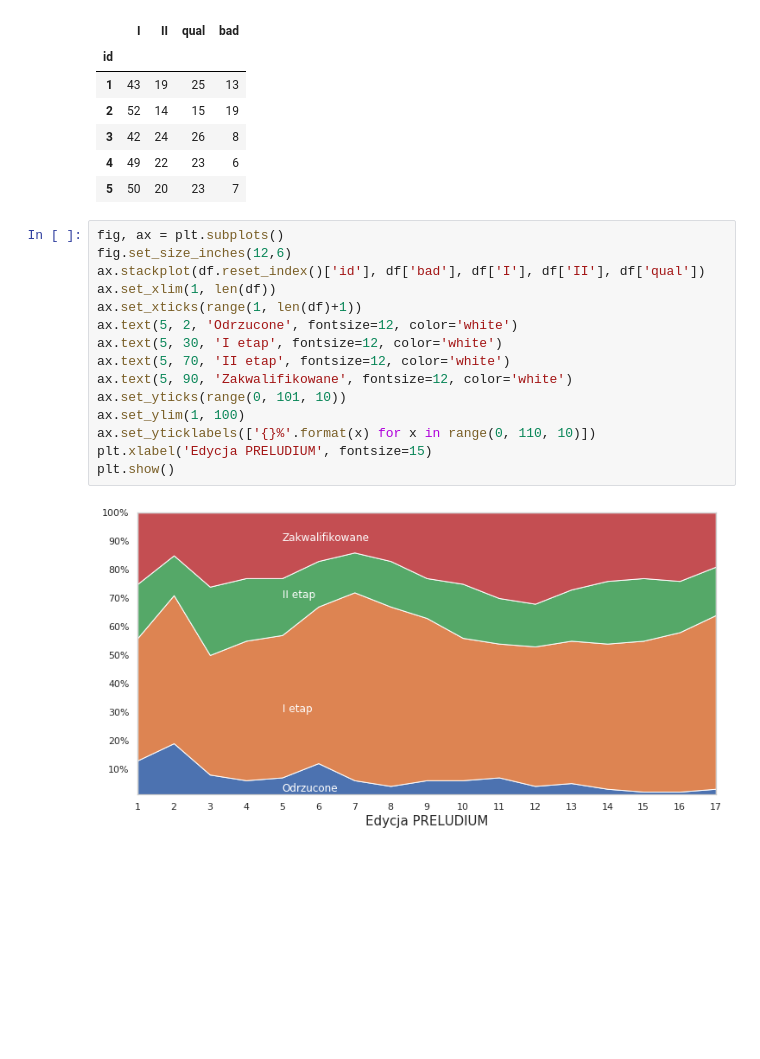
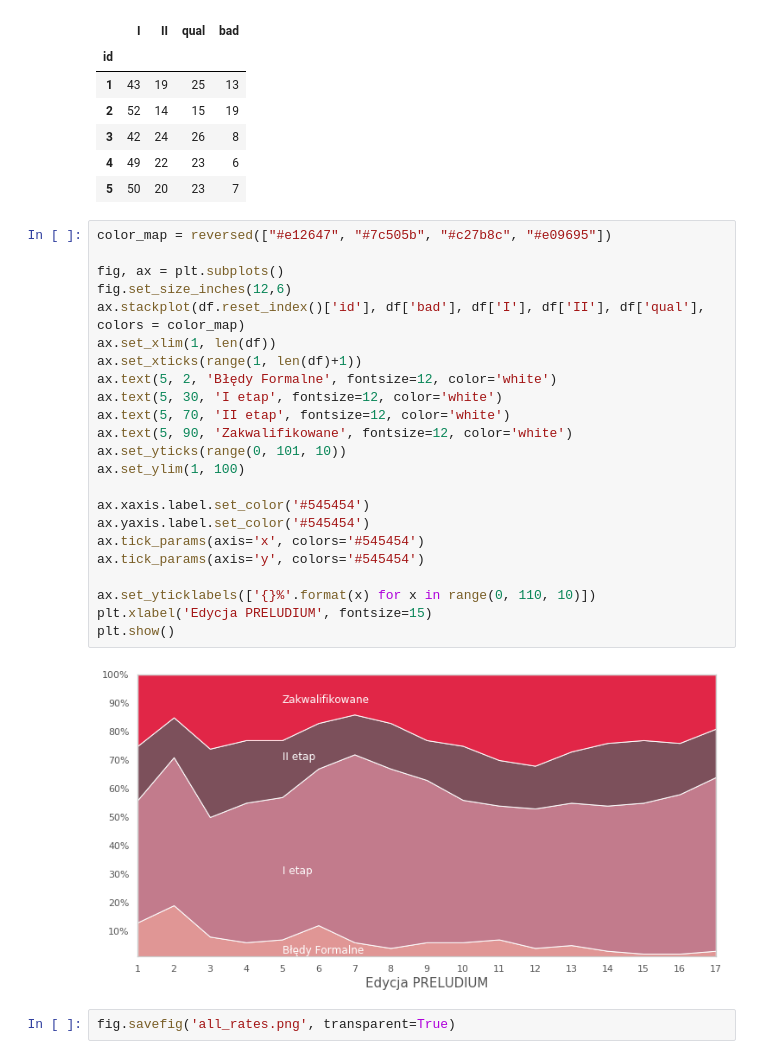
Before and after one commit to wawrzenczyka/WD1, a Jupyter notebook: all_rates/chart.ipynb, the cells around one changed output. Saved outputs shown, nothing was run; the diff lists cells and outputs as text; blank space fills up the shorter version.

Commit message:
Update all_rates & max_budget

```diff
--- a/all_rates/chart.ipynb
+++ b/all_rates/chart.ipynb
@@ -24,19 +24,29 @@ df.head()
 | 4 | 49 | 22 | 23 | 6 |
 | 5 | 50 | 20 | 23 | 7 |
 # %%
+color_map = reversed(["#e12647", "#7c505b", "#c27b8c", "#e09695"])
+
 fig, ax = plt.subplots()
 fig.set_size_inches(12,6)
-ax.stackplot(df.reset_index()['id'], df['bad'], df['I'], df['II'], df['qual'])
+ax.stackplot(df.reset_index()['id'], df['bad'], df['I'], df['II'], df['qual'], colors = color_map)
 ax.set_xlim(1, len(df))
 ax.set_xticks(range(1, len(df)+1))
-ax.text(5, 2, 'Odrzucone', fontsize=12, color='white')
+ax.text(5, 2, 'Błędy Formalne', fontsize=12, color='white')
 ax.text(5, 30, 'I etap', fontsize=12, color='white')
 ax.text(5, 70, 'II etap', fontsize=12, color='white')
 ax.text(5, 90, 'Zakwalifikowane', fontsize=12, color='white')
 ax.set_yticks(range(0, 101, 10))
 ax.set_ylim(1, 100)
+
+ax.xaxis.label.set_color('#545454')
+ax.yaxis.label.set_color('#545454')
+ax.tick_params(axis='x', colors='#545454')
+ax.tick_params(axis='y', colors='#545454')
+
 ax.set_yticklabels(['{}%'.format(x) for x in range(0, 110, 10)])
 plt.xlabel('Edycja PRELUDIUM', fontsize=15)
 plt.show()
 # %% [output]
-[figure, old version]
+[figure, new version]
+# %%
+fig.savefig('all_rates.png', transparent=True)
```
Also changed, not shown: 1 other file.
